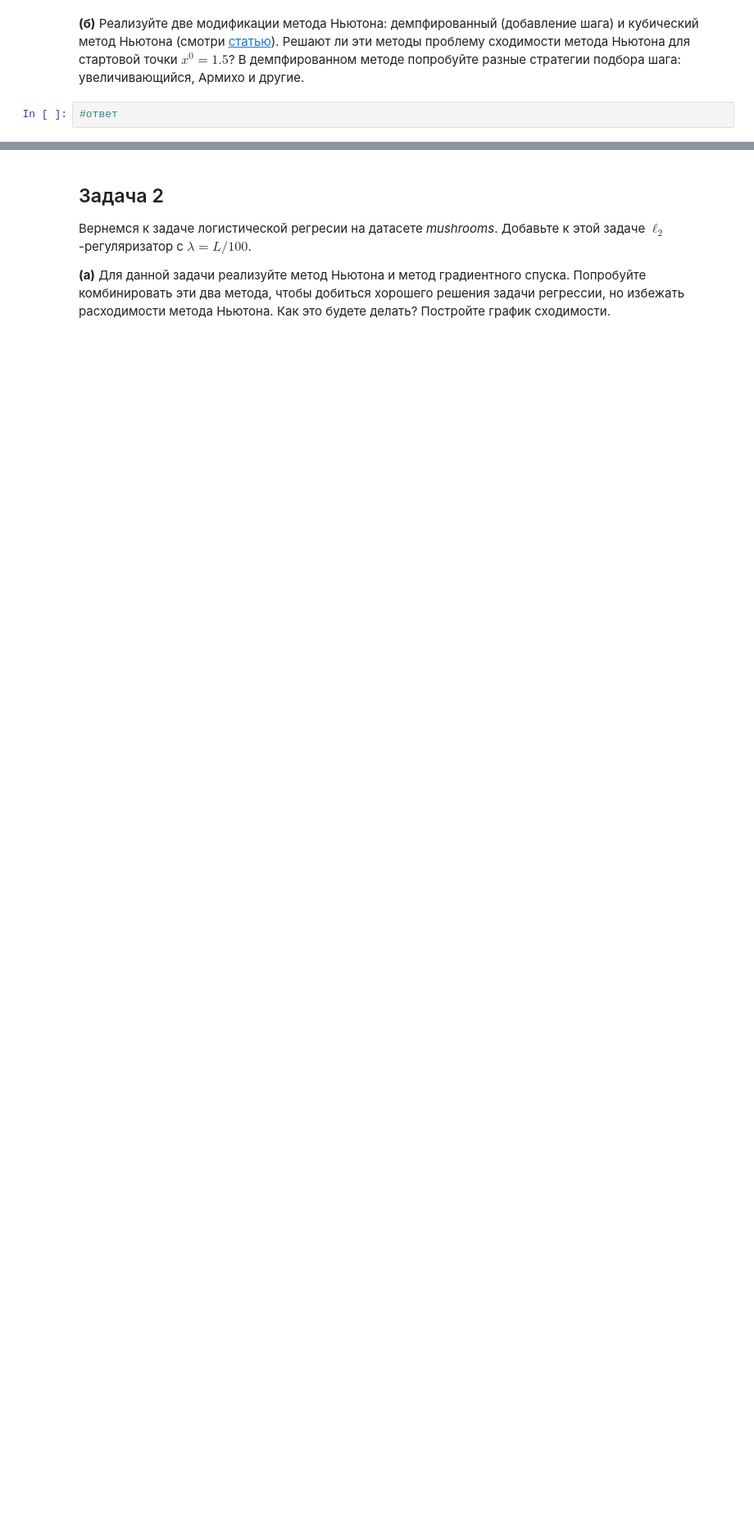
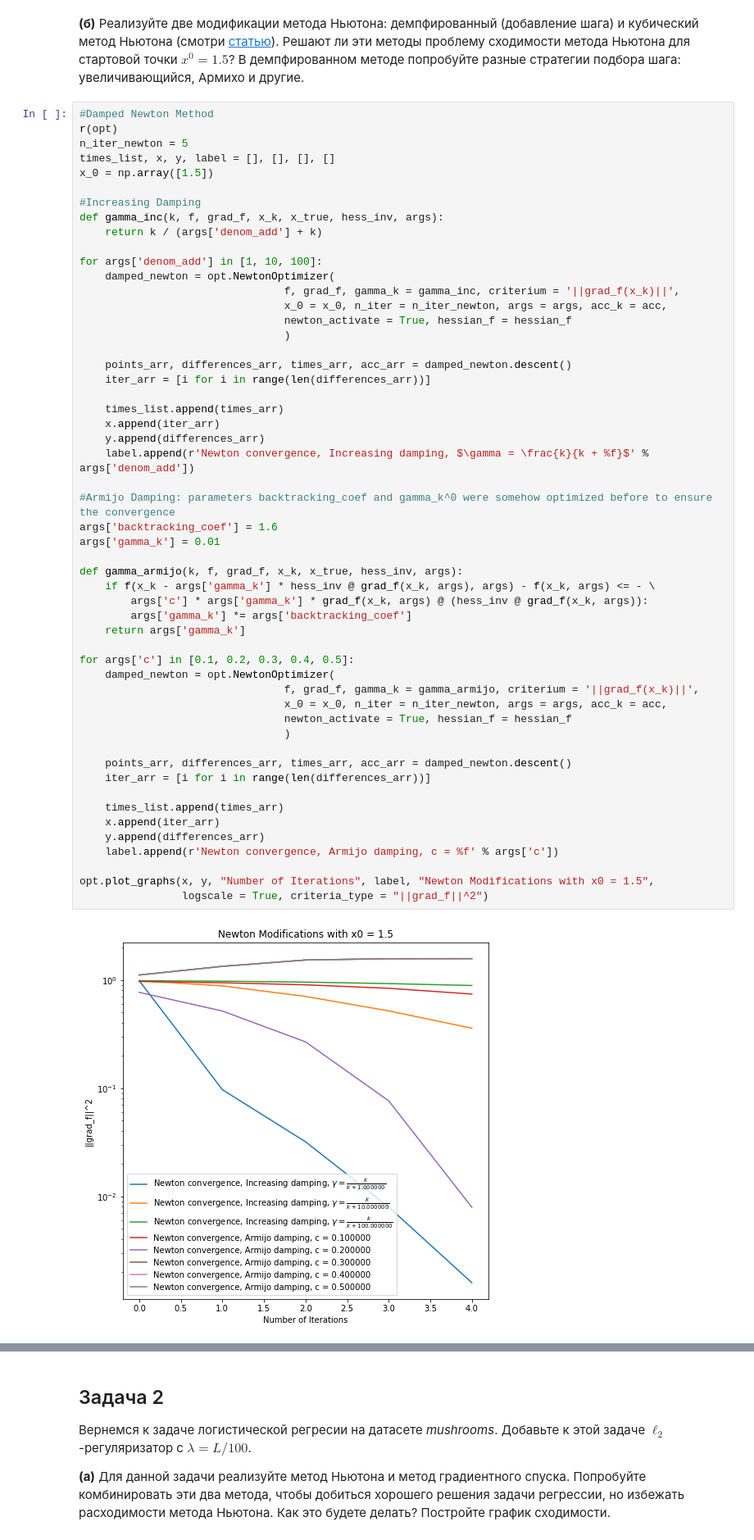
Before and after one commit to k2a07/MIPT-homeworks, a Jupyter notebook: Acharya_Kirill_Optimization_HW_9.ipynb, the cells around one changed output, grey strips where cells are left out. Shown at 82% size. Cells and saved outputs as stored; diff of their text form; blank space fills up the shorter version.

```diff
--- a/Acharya_Kirill_Optimization_HW_9.ipynb
+++ b/Acharya_Kirill_Optimization_HW_9.ipynb
@@ -24,4 +112,57 @@ __(а)__ Реализуйте для этой задачи метод гради
 # %% [markdown]
 __(б)__ Реализуйте две модификации метода Ньютона: демпфированный (добавление шага) и кубический метод Ньютона (смотри [статью](https://link.springer.com/article/10.1007/s10107-006-0706-8)). Решают ли эти методы проблему сходимости метода Ньютона для стартовой точки $x^0 = 1.5$? В демпфированном методе попробуйте разные стратегии подбора шага: увеличивающийся, Армихо и другие.
 # %%
-#ответ
+#Damped Newton Method
+r(opt)
+n_iter_newton = 5
+times_list, x, y, label = [], [], [], []
+x_0 = np.array([1.5])
+
+#Increasing Damping
+def gamma_inc(k, f, grad_f, x_k, x_true, hess_inv, args):
+    return k / (args['denom_add'] + k)
+
+for args['denom_add'] in [1, 10, 100]:
+    damped_newton = opt.NewtonOptimizer(
+                                f, grad_f, gamma_k = gamma_inc, criterium = '||grad_f(x_k)||',
+                                x_0 = x_0, n_iter = n_iter_newton, args = args, acc_k = acc,
+                                newton_activate = True, hessian_f = hessian_f
+                                )
+
+    points_arr, differences_arr, times_arr, acc_arr = damped_newton.descent()
+    iter_arr = [i for i in range(len(differences_arr))]
+
+    times_list.append(times_arr)
+    x.append(iter_arr)
+    y.append(differences_arr)
+    label.append(r'Newton convergence, Increasing damping, $\gamma = \frac{k}{k + %f}$' % args['denom_add'])
+
+#Armijo Damping: parameters backtracking_coef and gamma_k^0 were somehow optimized before to ensure the convergence
+args['backtracking_coef'] = 1.6
+args['gamma_k'] = 0.01
+
+def gamma_armijo(k, f, grad_f, x_k, x_true, hess_inv, args):
+    if f(x_k - args['gamma_k'] * hess_inv @ grad_f(x_k, args), args) - f(x_k, args) <= - \
+        args['c'] * args['gamma_k'] * grad_f(x_k, args) @ (hess_inv @ grad_f(x_k, args)):
+        args['gamma_k'] *= args['backtracking_coef']
+    return args['gamma_k']
+
+for args['c'] in [0.1, 0.2, 0.3, 0.4, 0.5]:
+    damped_newton = opt.NewtonOptimizer(
+                                f, grad_f, gamma_k = gamma_armijo, criterium = '||grad_f(x_k)||',
+                                x_0 = x_0, n_iter = n_iter_newton, args = args, acc_k = acc,
+                                newton_activate = True, hessian_f = hessian_f
+                                )
+
+    points_arr, differences_arr, times_arr, acc_arr = damped_newton.descent()
+    iter_arr = [i for i in range(len(differences_arr))]
+
+    times_list.append(times_arr)
+    x.append(iter_arr)
+    y.append(differences_arr)
+    label.append(r'Newton convergence, Armijo damping, c = %f' % args['c'])
+
+opt.plot_graphs(x, y, "Number of Iterations", label, "Newton Modifications with x0 = 1.5",
+                logscale = True, criteria_type = "||grad_f||^2")
+# %% [output]
+[figure, added]
```
Also changed, not shown: parts of 26 cells of this notebook, 1 other file.
